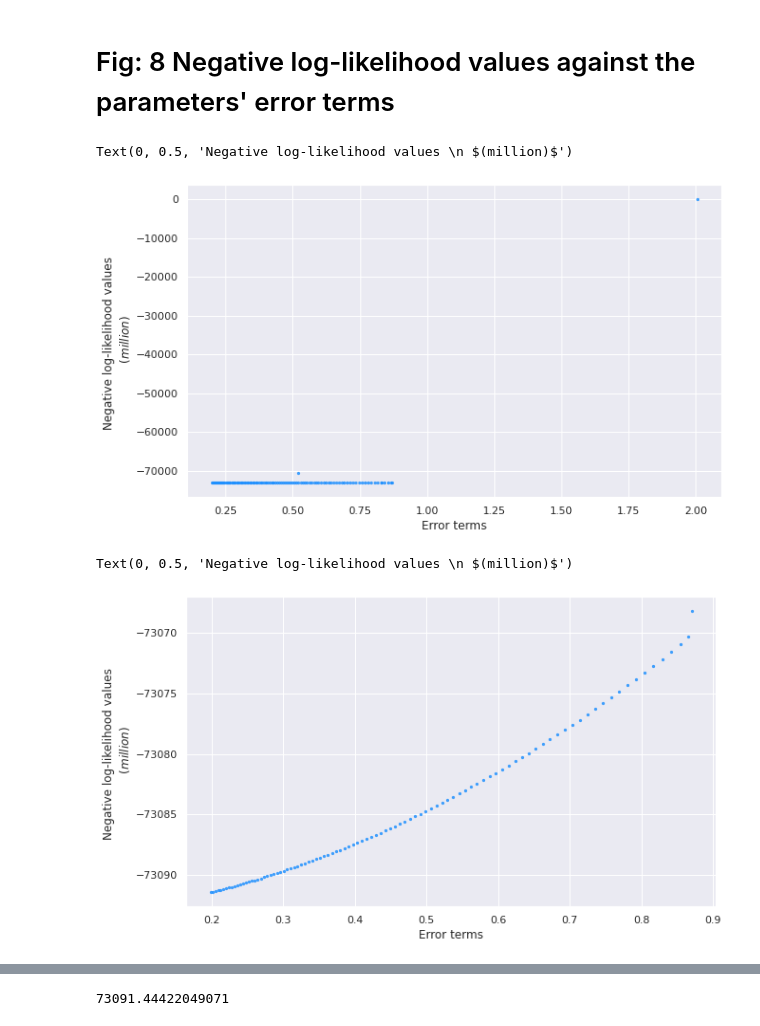
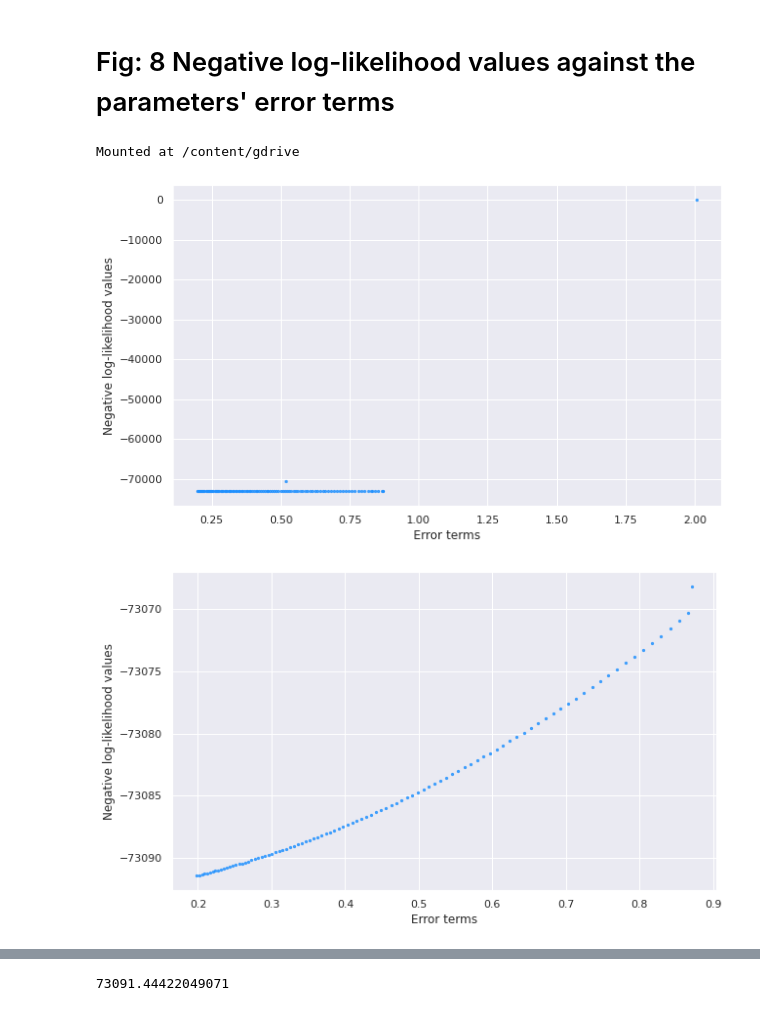
Before and after one commit to Ivelina0/Dissertation_code, a Jupyter notebook: Chapter_3_Part_1.ipynb, the cells around one changed output, grey strips where cells are left out. Cells and saved outputs as stored; diff of their text form; code cells hidden in the pictures.

```diff
--- a/Chapter_3_Part_1.ipynb
+++ b/Chapter_3_Part_1.ipynb
@@ -804,7 +804,7 @@ def find_lambda(data, mu_init, ga_init, al_init):
   return lambda_list
 # %%
 # testing the function gives 1001 lambda values
-lambda_list = find_lambda(data1000, mu0, gamma0, alpha0)
+lambda_list = find_lambda(data5000, mu0, gamma0, alpha0)
 print(lambda_list)
 # %% [output]
 [[8.000000]
@@ -1097,7 +1097,7 @@ def find_param(itr, mu0, ga0, al0, data):
 
     gamma_arr[i] = find_gamma(data, al_val, ga_val, lambda_list)
 
-    mult_vals = np.multiply(data5000, np.log(lambda_list[:-1, :]))
+    mult_vals = np.multiply(data, np.log(lambda_list[:-1, :]))
 
     neg_log_likelihood[i] = -np.sum(mult_vals) + np.sum(lambda_list)
 
@@ -1150,12 +1157,16 @@ array([[7.788392, 0.000842, 0.270238],
        [7.799082, 0.000847, 0.269223],
        [7.802558, 0.000849, 0.268893]])
 # %%
+############################################################
+####### Find the parameter errors at each iterations
+############################################################
+
 # true parameters array of the same size as the parameter iterates arrays
 # mu = 8 gamma = 0.01 alpha = 0.25
 x = np.array([8, 0.01, 0.25])
 
 # Making the array containing the true parameters of the same size as the one above
-true_param = np.ones((m,3))*x
+true_param = np.ones((all_param_iter.shape[0],3))*x
 true_param.shape
 
 # Taking the difference betweeen the true and estimated parameters
@@ -1167,18 +1178,22 @@ euc_norm.shape
 (100,)
 # %% [markdown]
 # Fig: 8 Negative log-likelihood values against the parameters' error terms
+# %%
+from google.colab import drive
+drive.mount("/content/gdrive")
+# %% [output]
+Mounted at /content/gdrive
 # %%
 # plot chart
 fig = plt.figure( figsize = (10,6))
 
 plt.scatter(euc_norm, neg_log_likelihoods, c='dodgerblue', alpha=0.8, s=5)
 plt.xlabel("Error terms" ) # \n for the true parameters $ \mu = 8$, $\gamma = 0.1 $ and $ \alpha = 0.25 $ ')
-plt.ylabel("Negative log-likelihood values \n $(million)$")
+plt.ylabel("Negative log-likelihood values")
 
-# fig.savefig("/content/gdrive/My Drive/Colab Notebooks/Error_chart_labelled_parameter_updates.png");
+fig.savefig("/content/gdrive/My Drive/Colab Notebooks/Error_chart_initial_all_iterations.png", dpi=200,transparent=True);
 # %% [output]
-Text(0, 0.5, 'Negative log-likelihood values \n $(million)$')
-[figure, old version]
+[figure, new version]
 # %%
 # Get rid of the initial guess and first two iterations
 # because they have quite large negative log-likelihoods.
@@ -1187,12 +1202,11 @@ fig = plt.figure( figsize = (10,6))
 
 plt.scatter(euc_norm[3:], neg_log_likelihoods[3:], c='dodgerblue', alpha=0.8, s=5)
 plt.xlabel("Error terms" ) # \n for the true parameters $ \mu = 8$, $\gamma = 0.1 $ and $ \alpha = 0.25 $ ')
-plt.ylabel("Negative log-likelihood values \n $(million)$")
+plt.ylabel("Negative log-likelihood values")
 
-# fig.savefig("/content/gdrive/My Drive/Colab Notebooks/Error_chart_labelled_parameter_updates.png", dpi=200,transparent=True);
+fig.savefig("/content/gdrive/My Drive/Colab Notebooks/Error_chart_after_two_iter.png", dpi=200,transparent=True);
 # %% [output]
-Text(0, 0.5, 'Negative log-likelihood values \n $(million)$')
-[figure, old version]
+[figure, new version]
 # %%
 # Exclude the negative log-likelihood for the initial parameters and first iteration.
 
```
Also changed, not shown: parts of 7 cells of this notebook.
